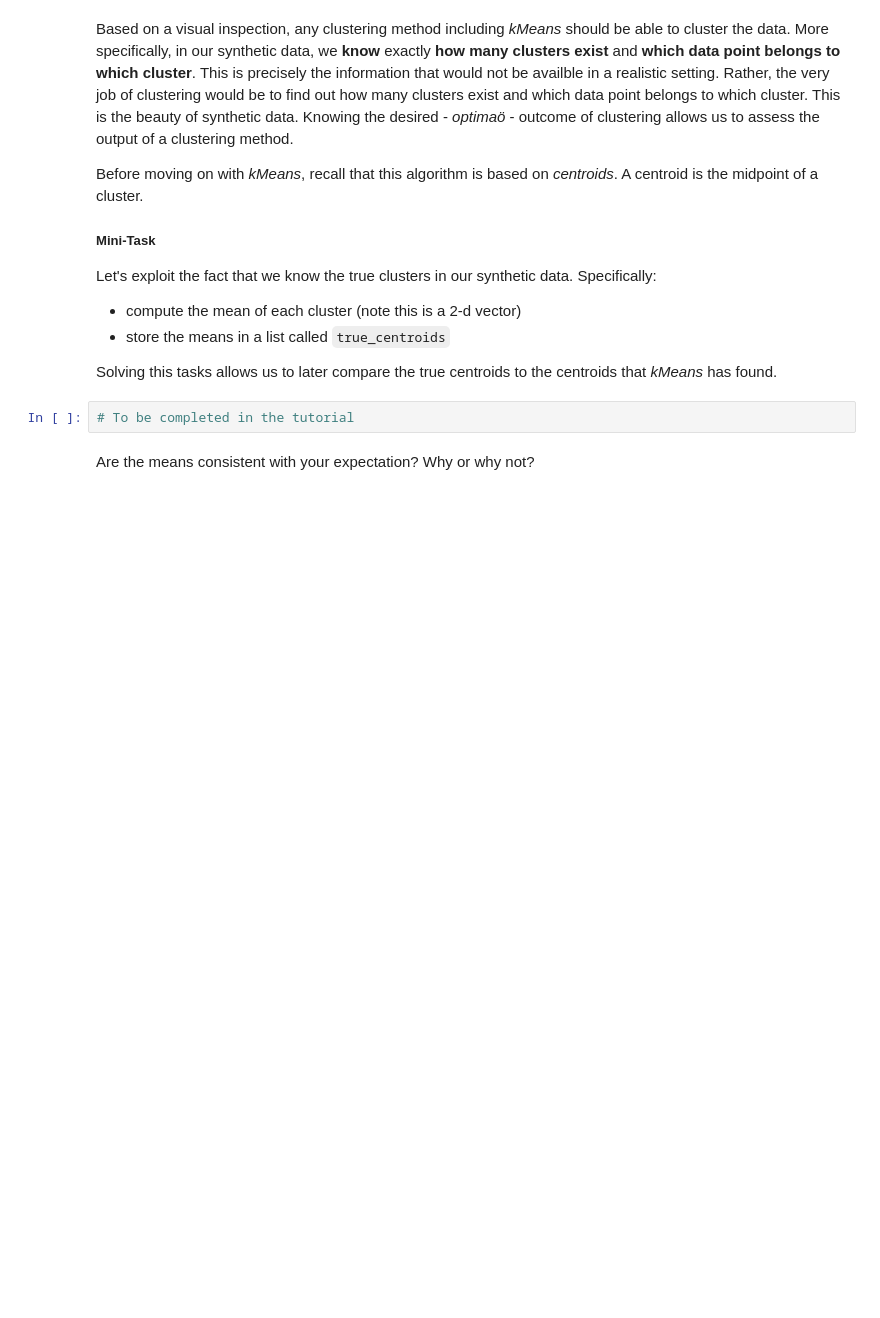
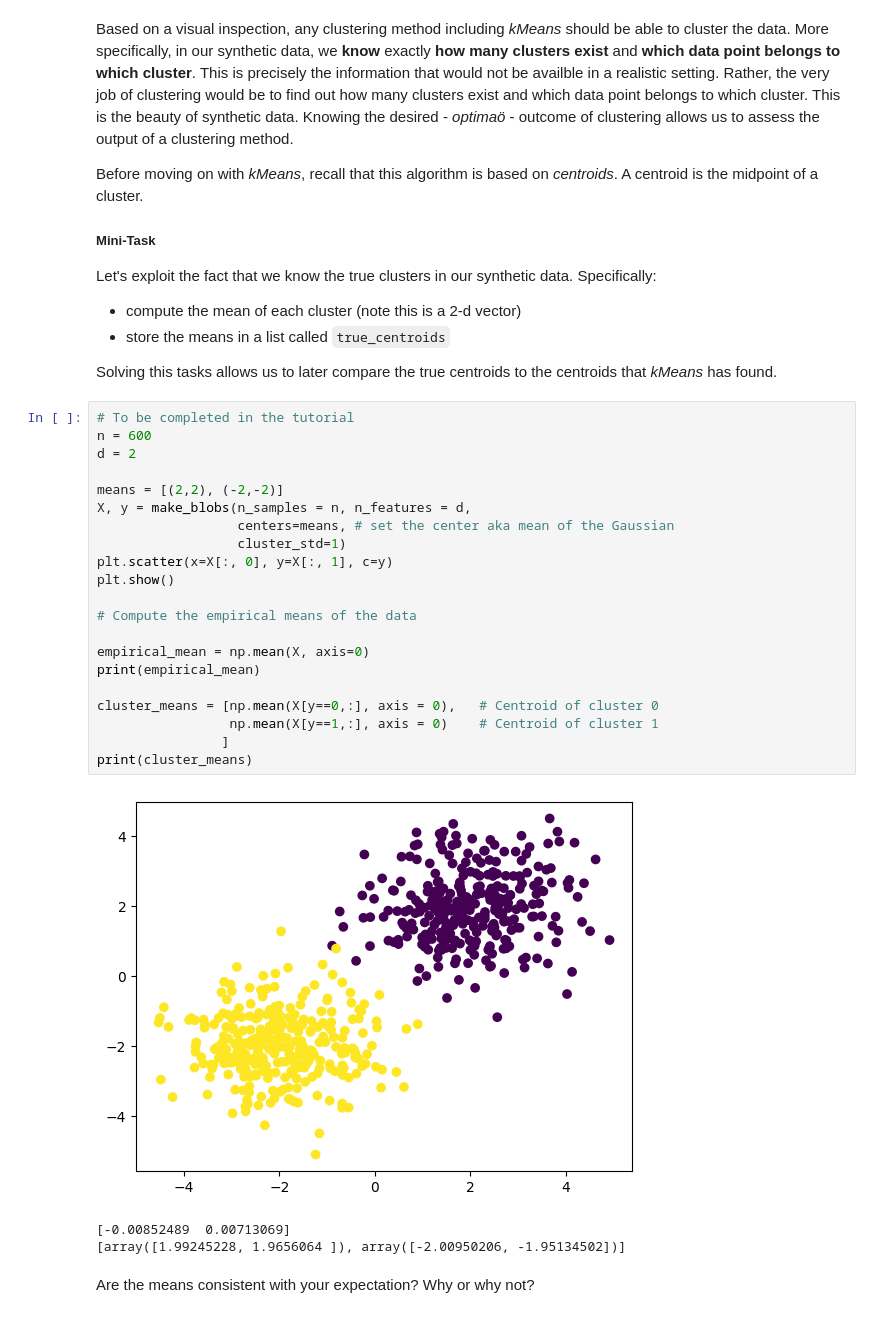
Before and after one commit to o0zee/bads, a Jupyter notebook: tutorial_notebooks/3_descriptive_analytics_tasks.ipynb, the cells around one changed output. Drawn from its saved outputs; the diff is of its cells as text; blank space fills up the shorter version.

```diff
--- a/tutorial_notebooks/3_descriptive_analytics_tasks.ipynb
+++ b/tutorial_notebooks/3_descriptive_analytics_tasks.ipynb
@@ -97,8 +116,31 @@ Let's exploit the fact that we know the true clusters in our synthetic data. Spe
 - store the means in a list called `true_centroids`
 
 Solving this tasks allows us to later compare the true centroids to the centroids that *kMeans* has found.
-# %%
-# To be completed in the tutorial
+# %%
+# To be completed in the tutorial
+n = 600
+d = 2
+
+means = [(2,2), (-2,-2)]
+X, y = make_blobs(n_samples = n, n_features = d,
+                  centers=means, # set the center aka mean of the Gaussian
+                  cluster_std=1)
+plt.scatter(x=X[:, 0], y=X[:, 1], c=y)
+plt.show()
+
+# Compute the empirical means of the data
+
+empirical_mean = np.mean(X, axis=0)
+print(empirical_mean)
+
+cluster_means = [np.mean(X[y==0,:], axis = 0),   # Centroid of cluster 0
+                 np.mean(X[y==1,:], axis = 0)    # Centroid of cluster 1
+                ]
+print(cluster_means)
+# %% [output]
+[figure, added]
+[-0.00852489  0.00713069]
+[array([1.99245228, 1.9656064 ]), array([-2.00950206, -1.95134502])]
 # %% [markdown]
 Are the means consistent with your expectation? Why or why not?
 # %% [markdown]
```
Also changed, not shown: parts of 7 cells of this notebook.
